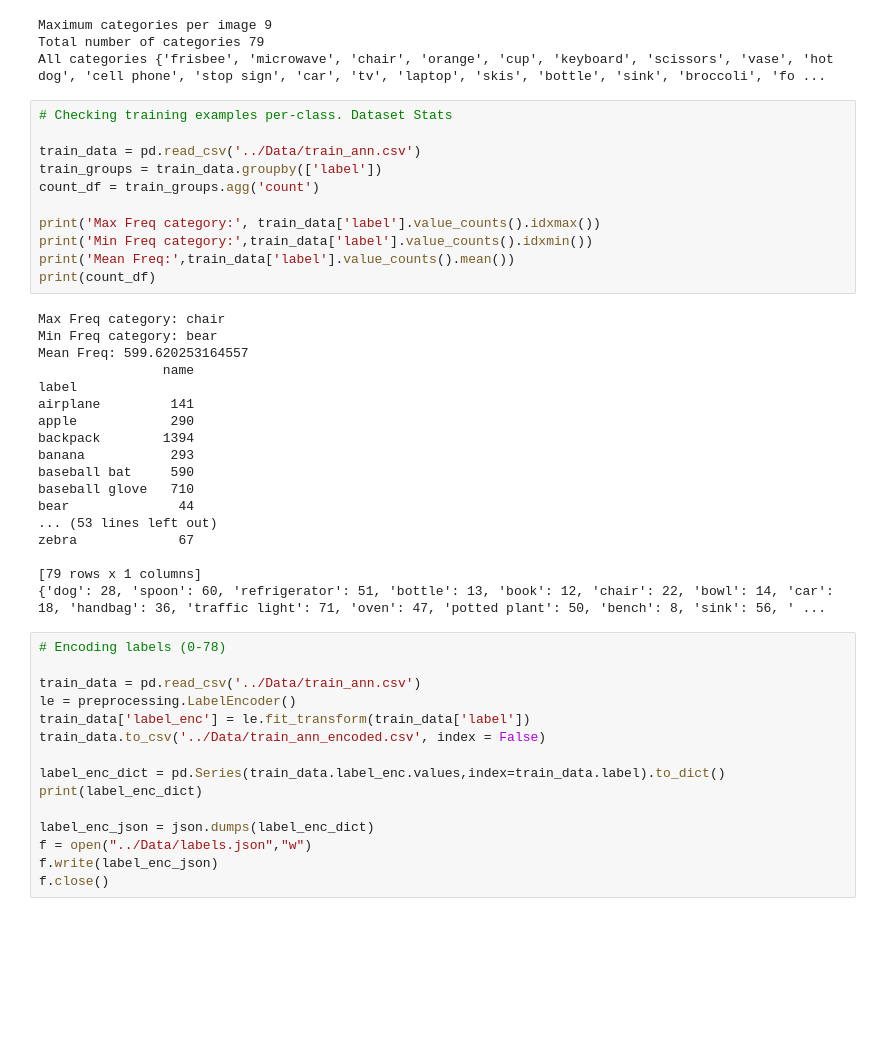
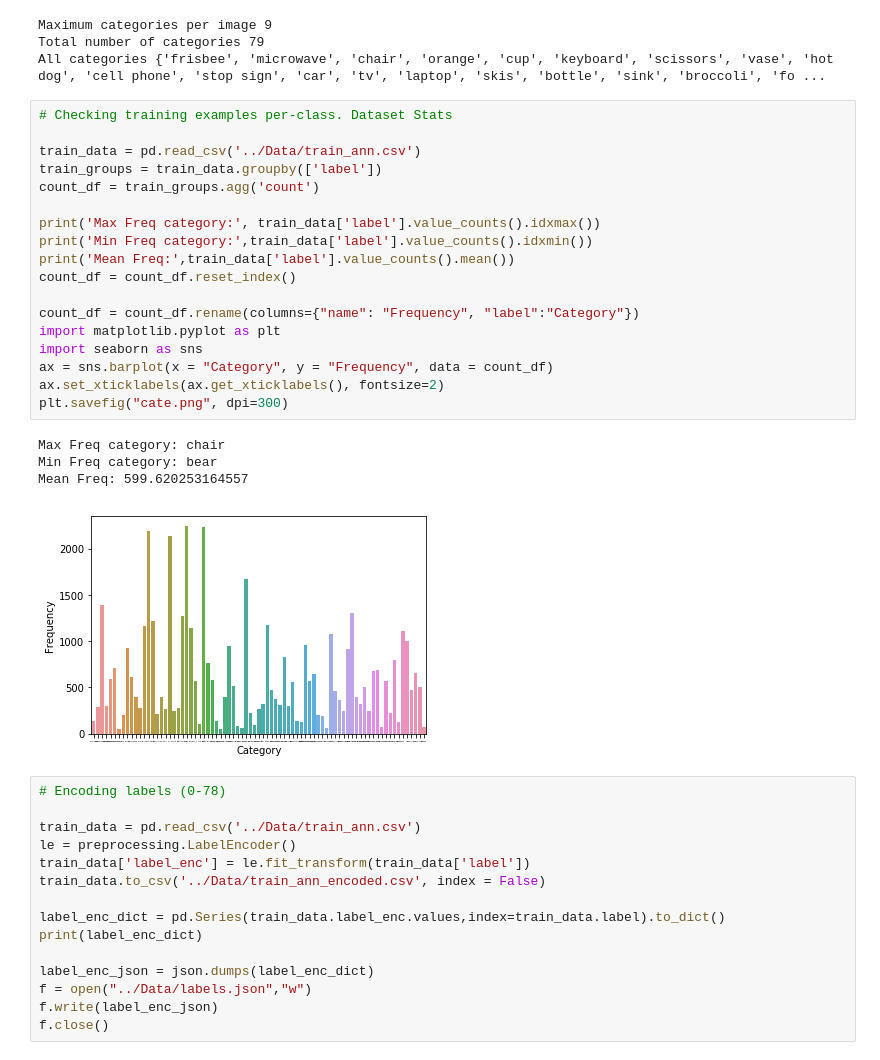
Before and after one commit to purujitgoyal/Half-Half, a Jupyter notebook: prepare_data/prepare_data.ipynb, the cells around one changed output. Cells and saved outputs as stored; diff of their text form; blank space fills up the shorter version.

Commit message:
Prepare data

```diff
--- a/prepare_data/prepare_data.ipynb
+++ b/prepare_data/prepare_data.ipynb
@@ -41,32 +41,26 @@ All categories {'frisbee', 'microwave', 'chair', 'orange', 'cup', 'keyboard', 's
 # %%
 # Checking training examples per-class. Dataset Stats
 
 train_data = pd.read_csv('../Data/train_ann.csv')
 train_groups = train_data.groupby(['label'])
 count_df = train_groups.agg('count')
 
 print('Max Freq category:', train_data['label'].value_counts().idxmax())
 print('Min Freq category:',train_data['label'].value_counts().idxmin())
 print('Mean Freq:',train_data['label'].value_counts().mean())
-print(count_df)
+count_df = count_df.reset_index()
+
+count_df = count_df.rename(columns={"name": "Frequency", "label":"Category"})
+import matplotlib.pyplot as plt
+import seaborn as sns
+ax = sns.barplot(x = "Category", y = "Frequency", data = count_df)
+ax.set_xticklabels(ax.get_xticklabels(), fontsize=2)
+plt.savefig("cate.png", dpi=300)
 # %% [output]
 Max Freq category: chair
 Min Freq category: bear
 Mean Freq: 599.620253164557
-                name
-label
-airplane         141
-apple            290
-backpack        1394
-banana           293
-baseball bat     590
-baseball glove   710
-bear              44
-... (53 lines left out)
-zebra             67
-
-[79 rows x 1 columns]
-{'dog': 28, 'spoon': 60, 'refrigerator': 51, 'bottle': 13, 'book': 12, 'chair': 22, 'bowl': 14, 'car': 18, 'handbag': 36, 'traffic light': 71, 'oven': 47, 'potted plant': 50, 'bench': 8, 'sink': 56, ' ...
+[figure, added]
 # %%
 # Encoding labels (0-78)
 
```
Also changed, not shown: parts of 3 cells of this notebook.
